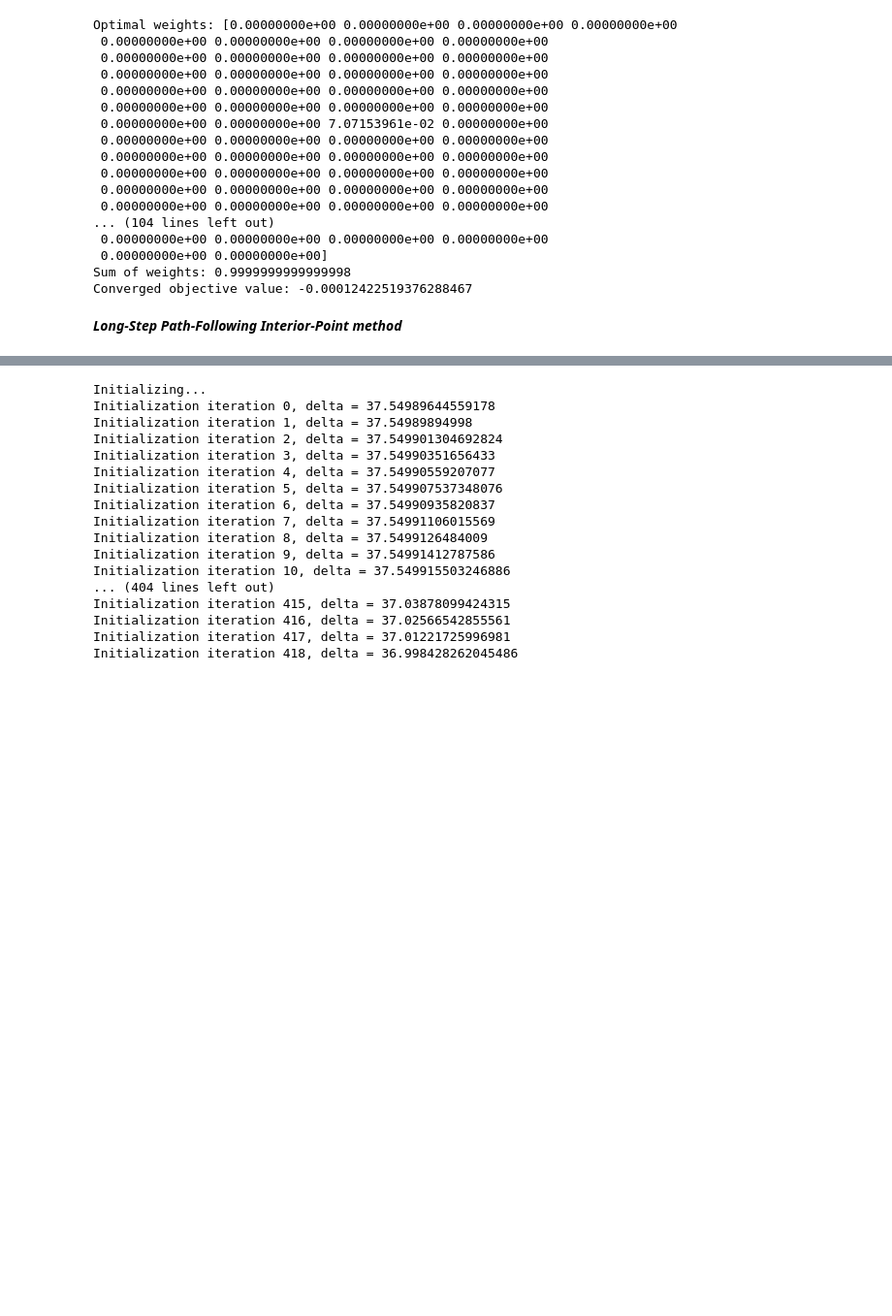
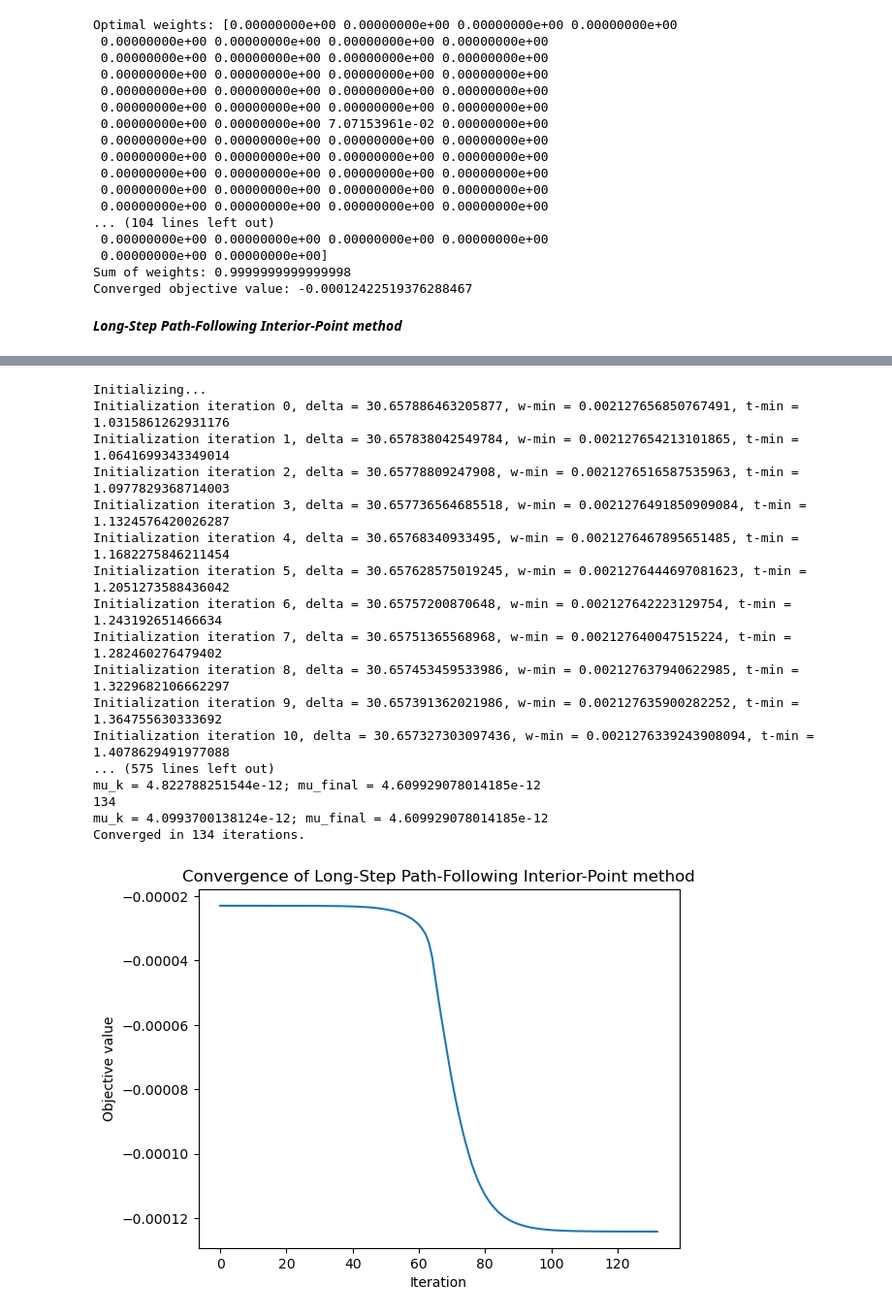
Before and after one commit to Edouard1000/Projet_opti, a Jupyter notebook: notebook.ipynb, the cells around one changed output, grey strips where cells are left out. Shown at 97% size. Drawn from its saved outputs; the diff is of its cells as text; code cells hidden in the pictures; blank space fills up the shorter version.

```diff
--- a/notebook.ipynb
+++ b/notebook.ipynb
@@ -107,7 +107,7 @@ def projected_subgradient_method(lam, c, Sigma, mu, wprev, alpha0=0.1, max_iter=
         plt.xlabel("Iteration")
 
        # plt.yscale("log")
-        plt.ylabel("Objective value (log scale)")
+        plt.ylabel("Objective value")
         plt.title("Convergence of Projected Subgradient Method")
         plt.show()
 
@@ -188,7 +188,7 @@ def proximal_gradient_method(lam, c, Sigma, mu, wprev, L, max_iter=50000, tol= 1
 
         #plt.yscale("log")
         #plt.yscale('symlog', linthresh=1e-3)
-        plt.ylabel("Objective value (log scale)")
+        plt.ylabel("Objective value ")
         plt.title("Convergence of Proximal Gradient Method")
         plt.show()
 
@@ -621,30 +414,32 @@ def LS_FP_IPM(lam, tau, c, Sigma, mu, wprev, theta,
 # %%
 #X, mu, Sigma = read_data(verbose=True)
 lam = 0.1
 c = 0.000001
 wprev = np.ones(X.shape[1]) / X.shape[1]
 tau = 0.35
 theta = 0.15
+nu = 3*len(wprev)
 
-w = LS_FP_IPM(lam, tau, c, Sigma, mu, wprev, theta, nu=1, max_iter=50000, tol= 1e-8, plot=False)
+w = LS_FP_IPM(lam, tau, c, Sigma, mu, wprev, theta, nu, max_iter=500, tol= 1e-8, plot=True)
 print("Optimal weights:", w)
 print("Sum of weights:", np.sum(w))
 print("Converged objective value:", obj_f_nonSmooth(w, wprev, Sigma, mu, lam, c))
 # %% [output]
 Initializing...
-Initialization iteration 0, delta = 37.54989644559178
-Initialization iteration 1, delta = 37.54989894998
-Initialization iteration 2, delta = 37.549901304692824
-Initialization iteration 3, delta = 37.54990351656433
-Initialization iteration 4, delta = 37.54990559207077
-Initialization iteration 5, delta = 37.549907537348076
-Initialization iteration 6, delta = 37.54990935820837
-Initialization iteration 7, delta = 37.54991106015569
-Initialization iteration 8, delta = 37.5499126484009
-Initialization iteration 9, delta = 37.54991412787586
-Initialization iteration 10, delta = 37.549915503246886
-... (404 lines left out)
-Initialization iteration 415, delta = 37.03878099424315
-Initialization iteration 416, delta = 37.02566542855561
-Initialization iteration 417, delta = 37.01221725996981
-Initialization iteration 418, delta = 36.998428262045486
+Initialization iteration 0, delta = 30.657886463205877, w-min = 0.002127656850767491, t-min = 1.0315861262931176
+Initialization iteration 1, delta = 30.657838042549784, w-min = 0.002127654213101865, t-min = 1.0641699343349014
+Initialization iteration 2, delta = 30.65778809247908, w-min = 0.0021276516587535963, t-min = 1.0977829368714003
+Initialization iteration 3, delta = 30.657736564685518, w-min = 0.0021276491850909084, t-min = 1.1324576420026287
+Initialization iteration 4, delta = 30.65768340933495, w-min = 0.0021276467895651485, t-min = 1.1682275846211454
+Initialization iteration 5, delta = 30.657628575019245, w-min = 0.0021276444697081623, t-min = 1.2051273588436042
+Initialization iteration 6, delta = 30.65757200870648, w-min = 0.002127642223129754, t-min = 1.243192651466634
+Initialization iteration 7, delta = 30.65751365568968, w-min = 0.002127640047515224, t-min = 1.282460276479402
+Initialization iteration 8, delta = 30.657453459533986, w-min = 0.002127637940622985, t-min = 1.3229682106662297
+Initialization iteration 9, delta = 30.657391362021986, w-min = 0.002127635900282252, t-min = 1.364755630333692
+Initialization iteration 10, delta = 30.657327303097436, w-min = 0.0021276339243908094, t-min = 1.4078629491977088
+... (575 lines left out)
+mu_k = 4.822788251544e-12; mu_final = 4.609929078014185e-12
+134
+mu_k = 4.0993700138124e-12; mu_final = 4.609929078014185e-12
+Converged in 134 iterations.
+[figure, added]
```
Also changed, not shown: parts of 6 cells of this notebook.
